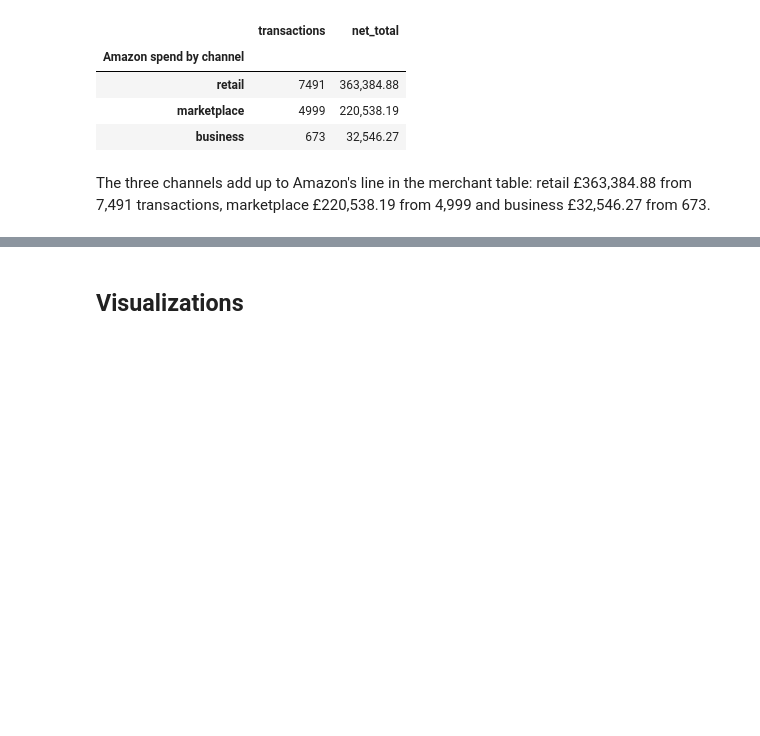
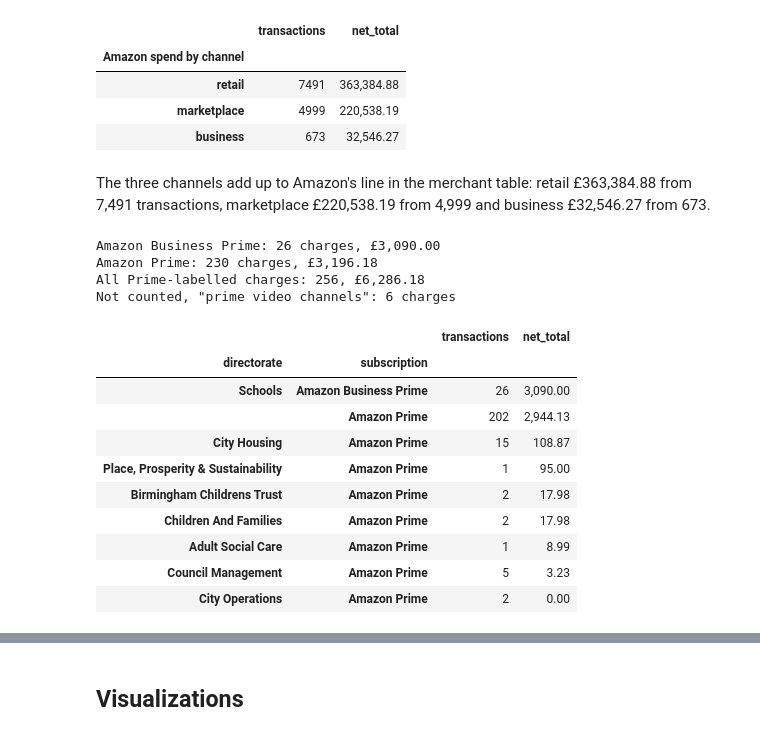
Before and after one commit to PaddyGilliland1/ai-programming-foundations-project, a Jupyter notebook: data_workflow.ipynb, the cells around one changed output, grey strips where cells are left out. Drawn from its saved outputs; the diff is of its cells as text; code cells hidden in the pictures; blank space fills up the shorter version.

```diff
--- a/data_workflow.ipynb
+++ b/data_workflow.ipynb
@@ -826,3 +826,49 @@ amazon_channels
 | business | 673 | 32,546.27 |
 # %% [markdown]
 The three channels add up to Amazon's line in the merchant table: retail £363,384.88 from 7,491 transactions, marketplace £220,538.19 from 4,999 and business £32,546.27 from 673.
+# %%
+# Prime-labelled charges are Amazon names that mention Prime. Amazon
+# Business Prime (amznb2bprime...) is a business subscription, so I count
+# it apart from Amazon Prime.
+published = amazon["merchant_name_raw"].str.lower()
+prime = amazon[published.str.contains("prime")]
+prime = prime.assign(
+    subscription=np.where(
+        prime["merchant_channel"] == "business",
+        "Amazon Business Prime",
+        "Amazon Prime",
+    )
+)
+for subscription, charges in prime.groupby("subscription"):
+    total = charges["amount_gbp"].sum()
+    print(f"{subscription}: {len(charges)} charges, £{total:,.2f}")
+print(
+    f"All Prime-labelled charges: {len(prime)}, "
+    f"£{prime['amount_gbp'].sum():,.2f}"
+)
+# Names that mention Prime without an Amazon descriptor stay out.
+others = primary.loc[
+    primary["merchant_name"].str.contains("prime"), "merchant_name"
+]
+for name, count in others.value_counts().items():
+    print(f'Not counted, "{name}": {count} charges')
+prime_by_directorate = summarise_spend(prime, ["directorate", "subscription"])[
+    ["transactions", "net_total"]
+]
+prime_by_directorate
+# %% [output]
+Amazon Business Prime: 26 charges, £3,090.00
+Amazon Prime: 230 charges, £3,196.18
+All Prime-labelled charges: 256, £6,286.18
+Not counted, "prime video channels": 6 charges
+|  |  | transactions | net_total |
+| directorate | subscription |  |  |
+| Schools | Amazon Business Prime | 26 | 3,090.00 |
+|  | Amazon Prime | 202 | 2,944.13 |
+| City Housing | Amazon Prime | 15 | 108.87 |
+| Place, Prosperity & Sustainability | Amazon Prime | 1 | 95.00 |
+| Birmingham Childrens Trust | Amazon Prime | 2 | 17.98 |
+| Children And Families | Amazon Prime | 2 | 17.98 |
+| Adult Social Care | Amazon Prime | 1 | 8.99 |
+| Council Management | Amazon Prime | 5 | 3.23 |
+| City Operations | Amazon Prime | 2 | 0.00 |
```
Also changed, not shown: parts of 5 cells of this notebook, 1 other file.
